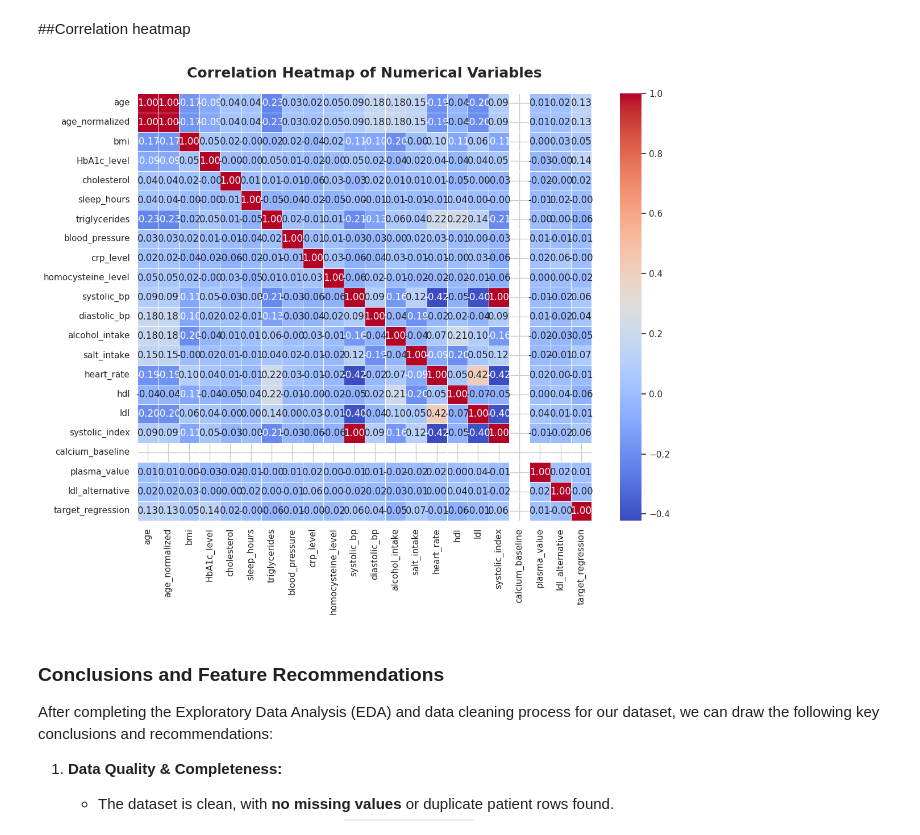
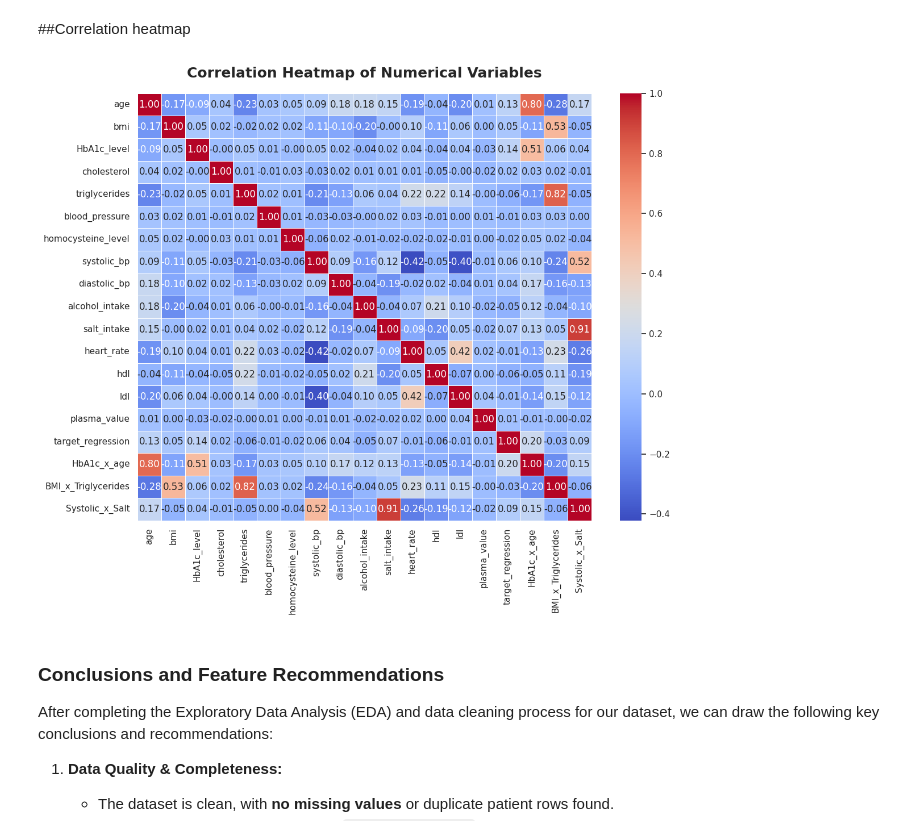
Before and after one commit to nwaryszak/APRAU, a Jupyter notebook: APRAU_Step1n.ipynb, the cells around one changed output. Drawn from its saved outputs; the diff is of its cells as text; code cells hidden in the pictures.

```diff
--- a/APRAU_Step1n.ipynb
+++ b/APRAU_Step1n.ipynb
@@ -413,16 +502,16 @@ plt.show()
 ##Correlation heatmap
 # %%
 # Select only numerical columns
-numerical_df = df.select_dtypes(include=[np.number])
+numerical_df = df_cleaned.select_dtypes(include=[np.number])
 
 # Calculate the correlation matrix
 corr_matrix = numerical_df.corr()
 
 # Plot the heatmap
 plt.figure(figsize=(12, 10))
 sns.heatmap(corr_matrix, annot=True, fmt=".2f", cmap='coolwarm', linewidths=0.5, cbar=True)
 plt.title('Correlation Heatmap of Numerical Variables', fontsize=18, fontweight='bold', pad=20)
 plt.tight_layout()
 plt.show()
 # %% [output]
-[figure, old version]
+[figure, new version]
```
Also changed, not shown: parts of 8 cells of this notebook.
